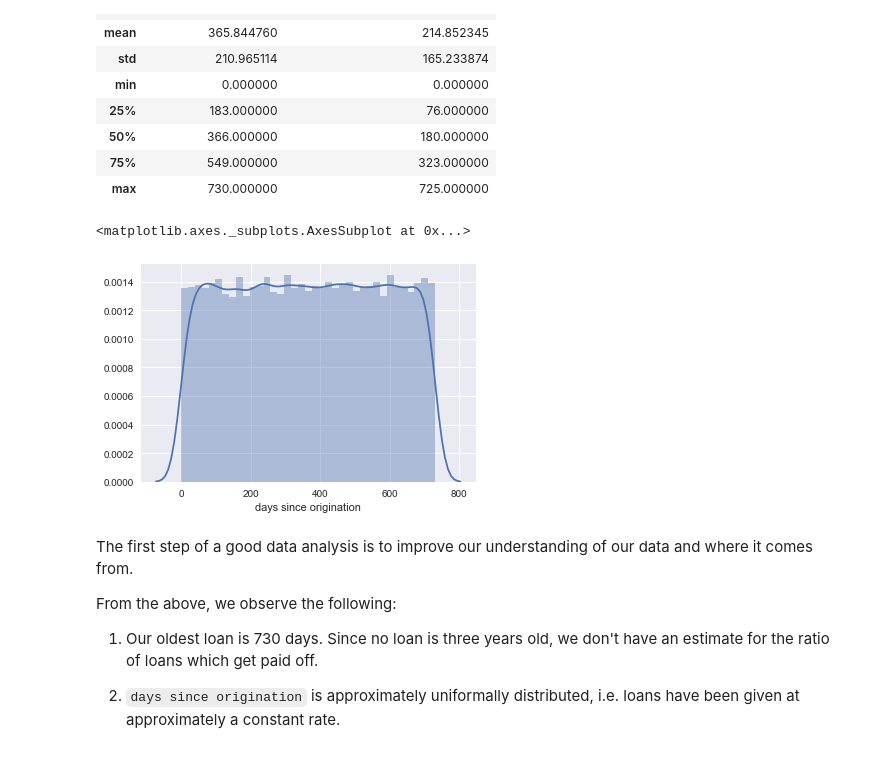
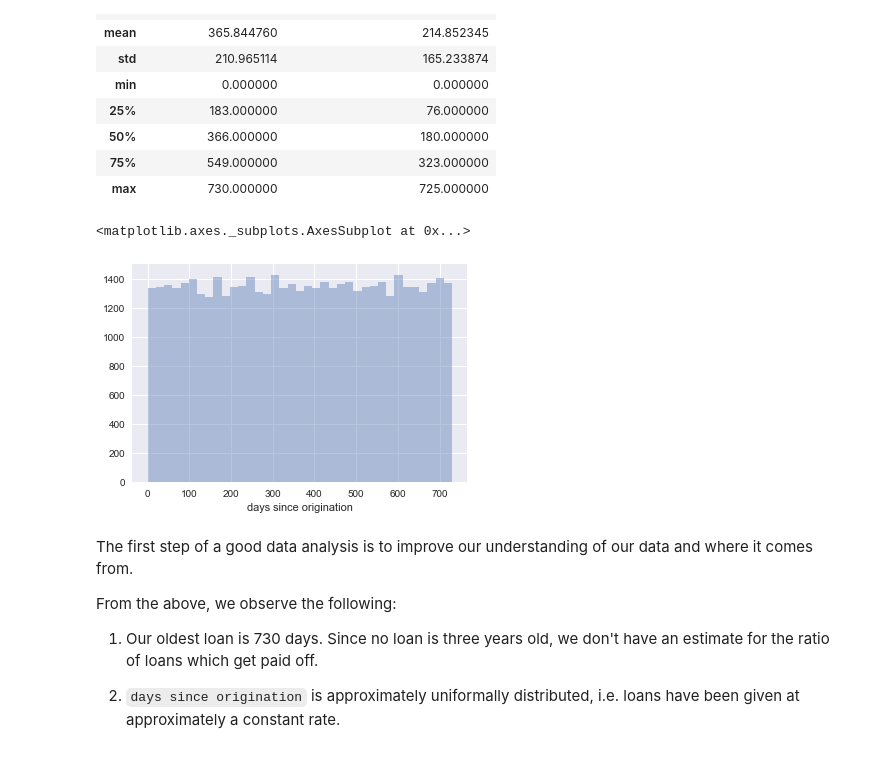
Before and after one commit to welsny/loan-survivorship, a Jupyter notebook: Untitled.ipynb, the cells around one changed output. Saved outputs shown, nothing was run; the diff lists cells and outputs as text; code cells hidden in the pictures.

```diff
--- a/Untitled.ipynb
+++ b/Untitled.ipynb
@@ -28,10 +28,10 @@ lt.describe()
 # %%
 3305/50000
 
-sns.distplot(lt['days since origination'])
+sns.distplot(lt['days since origination'], kde=False)
 # %% [output]
 <matplotlib.axes._subplots.AxesSubplot at 0x...>
-[figure, old version]
+[figure, new version]
 # %% [markdown]
 The first step of a good data analysis is to improve our understanding of our data and where it comes from.
 
```
Also changed, not shown: parts of 12 cells of this notebook.
